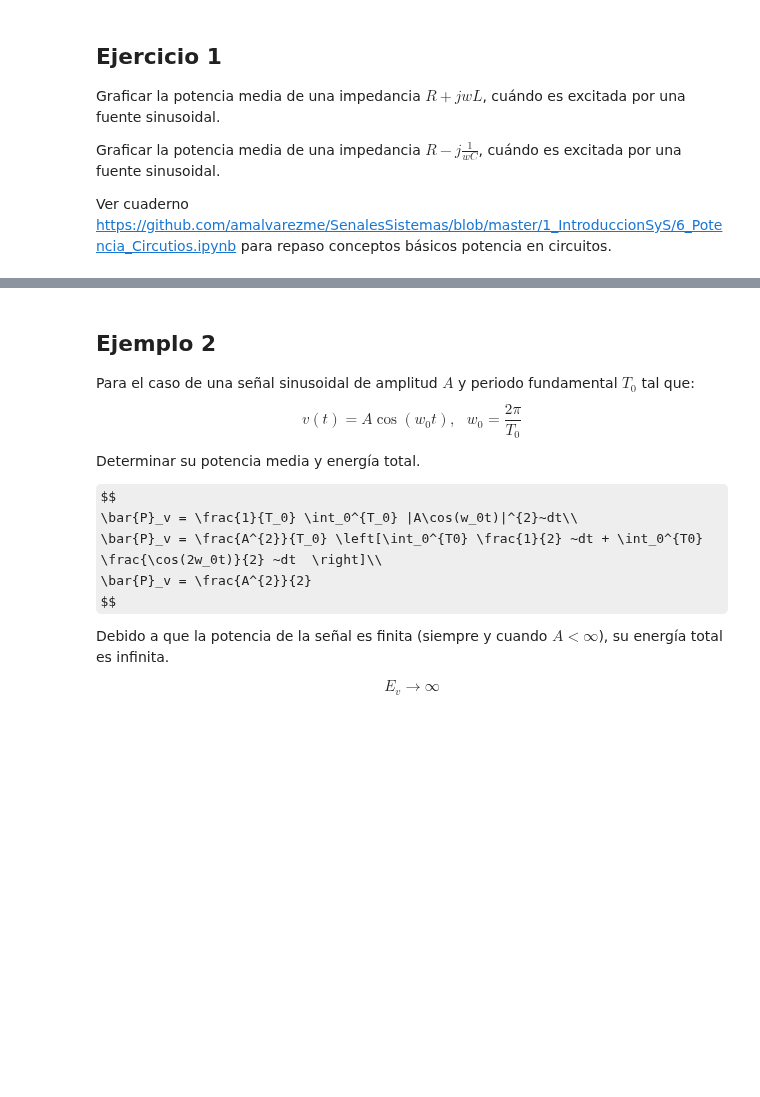
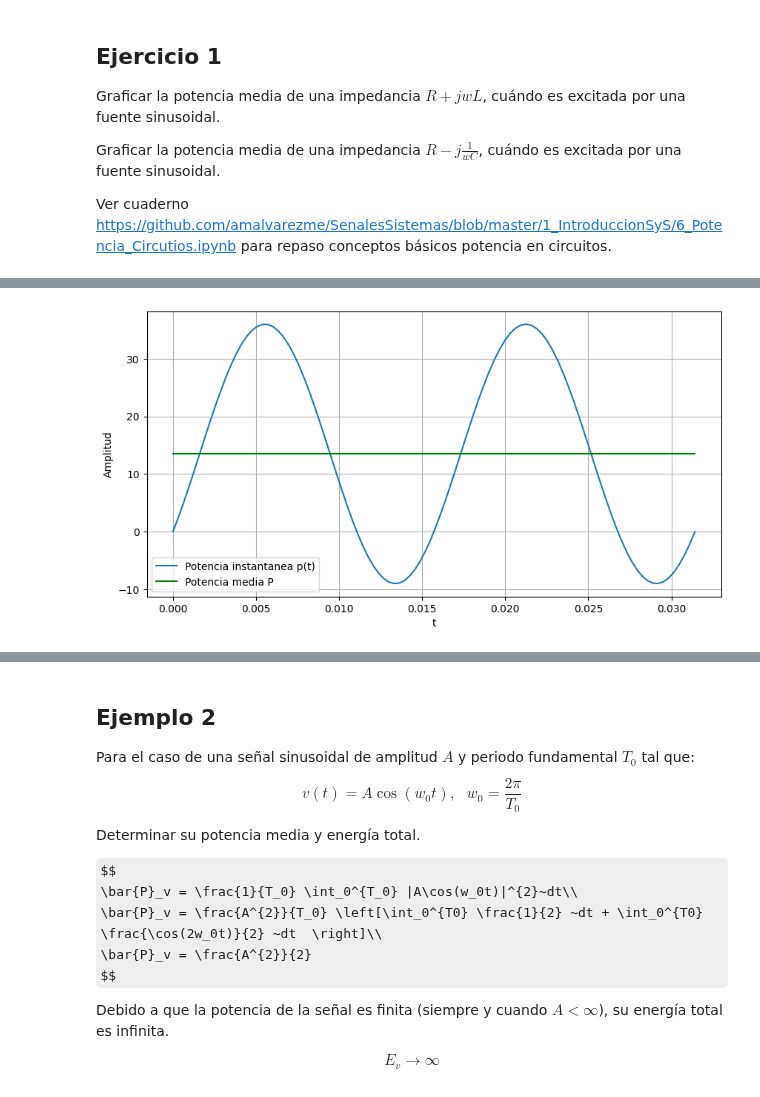
Before and after one commit to Locojuan9/se-ales_y_sistemas, a Jupyter notebook: 1_IntroduccionSyS/5_Señales_Energia_Potencia.ipynb, the cells around one changed output, grey strips where cells are left out. Saved outputs shown, nothing was run; the diff lists cells and outputs as text; code cells hidden in the pictures; some formulas as TeX source; blank space fills up the shorter version.

```diff
--- a/1_IntroduccionSyS/5_Señales_Energia_Potencia.ipynb
+++ b/1_IntroduccionSyS/5_Señales_Energia_Potencia.ipynb
@@ -214,0 +259,11 @@ Ver cuaderno [https://github.com/amalvarezme/SenalesSistemas/blob/master/1_Intro
+# %%
+plt.figure(figsize=[10,5])
+plt.plot(t, p, label = "Potencia instantanea p(t)")
+plt.plot(t, P*np.ones(len(t)), "g", label = "Potencia media P")
+plt.xlabel('t')
+plt.ylabel('Amplitud')
+plt.grid()
+plt.legend()
+plt.show()
+# %% [output]
+[figure, added]
```
Also changed, not shown: parts of 25 cells of this notebook.
